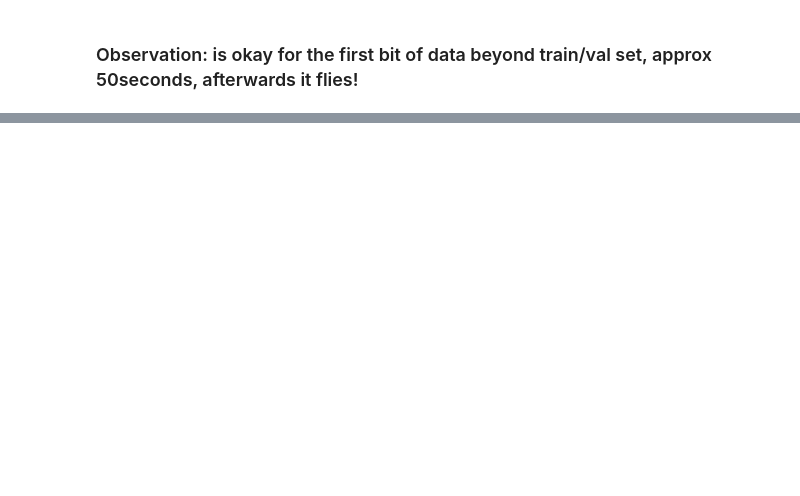
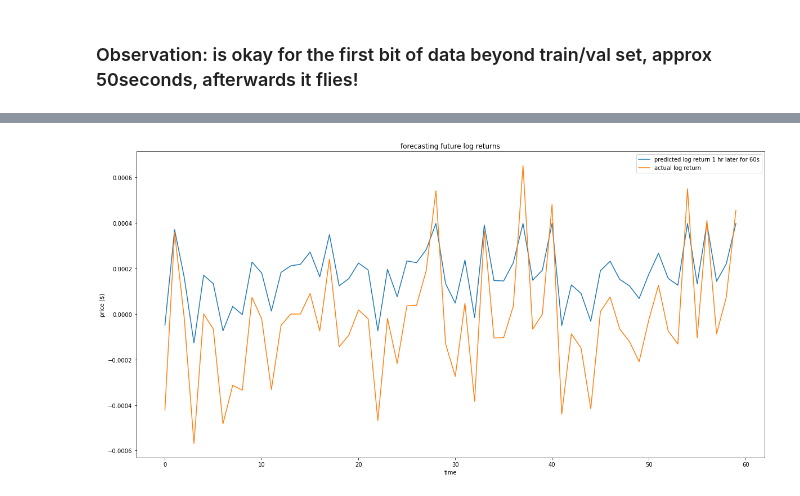
Before and after one commit to ckive/uexp, a Jupyter notebook: ue/experiments/dan/MLP_log_ret_tsi.ipynb, the cells around one changed output, grey strips where cells are left out. Saved outputs shown, nothing was run; the diff lists cells and outputs as text; code cells hidden in the pictures; blank space fills up the shorter version.

```diff
--- a/ue/experiments/dan/MLP_log_ret_tsi.ipynb
+++ b/ue/experiments/dan/MLP_log_ret_tsi.ipynb
@@ -216,9 +222,9 @@ Metal device set to: Apple M1 Pro
 #                                                     mode='min')
 
 history = model_dense_multivariate.fit(X_train, y_train,
-                                       epochs=50, #saw that 20 was good enough
-                                       batch_size=32,
-                                       shuffle=False,
+                                       epochs=20, #saw that 20 was good enough
+                                       batch_size=128,
+                                       shuffle=True,
                                        verbose=1, # progress bar
                                        validation_data=(X_val, y_val),
                                        callbacks=[create_model_checkpoint(model_name=model_dense_multivariate.name),
@@ -385,0 +497,13 @@ plt.show()
+# %%
+# percentage
+y_pred_2 = model_dense_multivariate.predict(X_test[3600:])
+# %%
+plt.plot(y_pred_2[:60], label="predicted log return 1 hr later for 60s")
+plt.plot(y_test[3600:3660], label="actual log return")
+plt.title('forecasting future log returns')
+plt.ylabel('price ($)')
+plt.xlabel('time')
+plt.legend(loc='upper right')
+plt.show()
+# %% [output]
+[figure, added]
```
Also changed, not shown: parts of 32 cells of this notebook, 11 other files.
